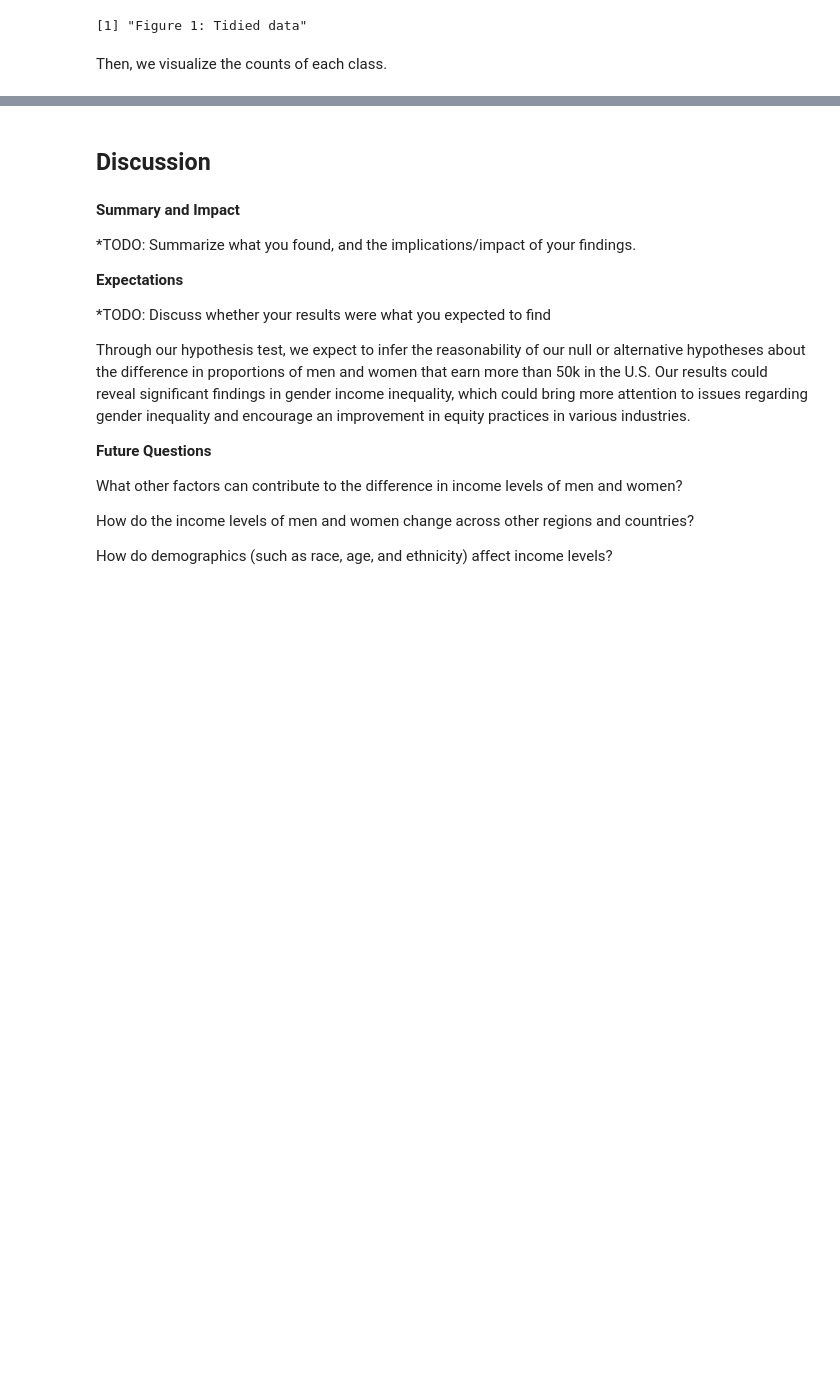
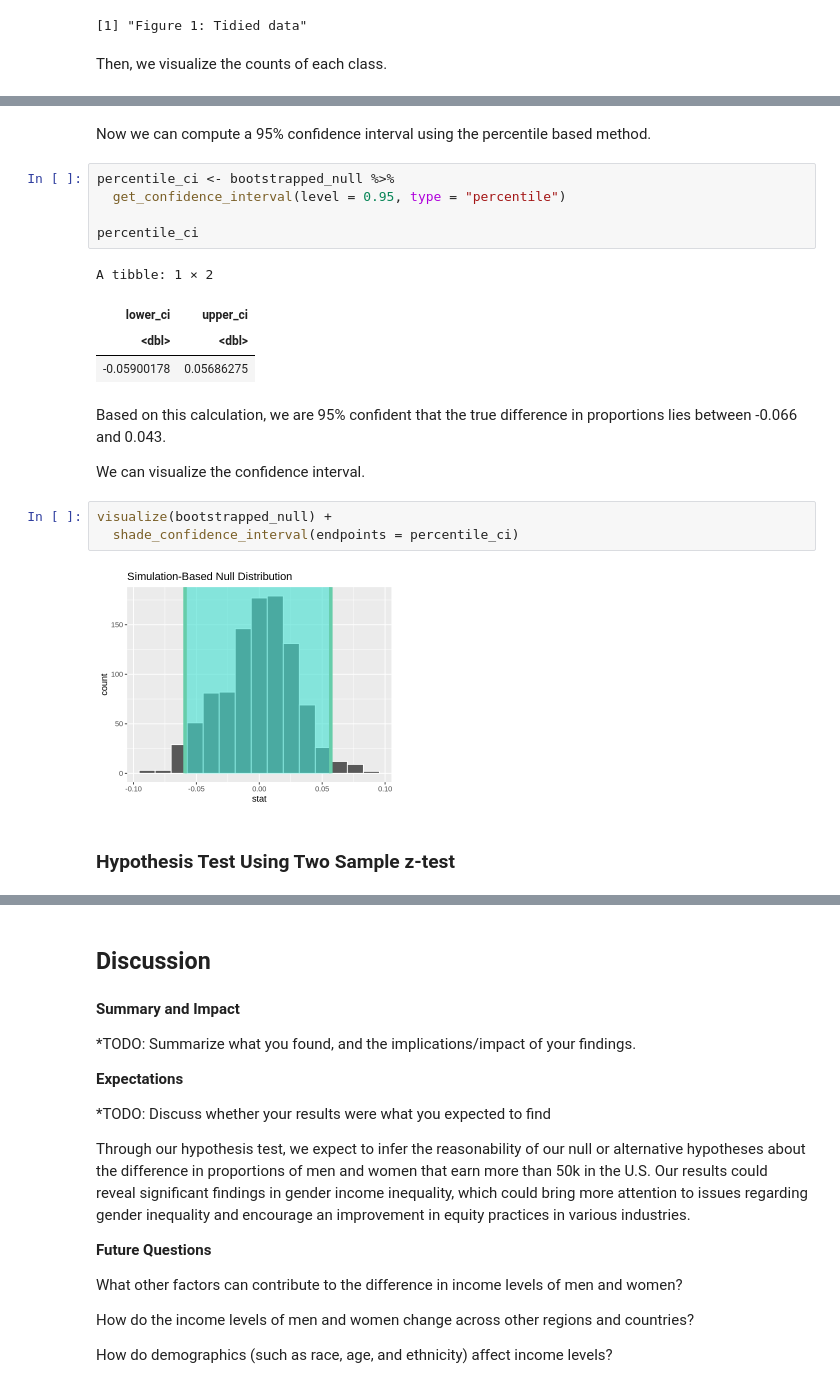
Before and after one commit to ShengHao011/Gender-Wage-Gap-Analysis-Model, a Jupyter notebook: FinalProject.ipynb, the cells around one changed output, grey strips where cells are left out. Saved outputs shown, nothing was run; the diff lists cells and outputs as text; blank space fills up the shorter version.

```diff
--- a/FinalProject.ipynb
+++ b/FinalProject.ipynb
@@ -118,0 +173,23 @@ A infer: 1 × 1
+# %% [markdown]
+Now we can compute a 95% confidence interval using the percentile based method.
+# %%
+percentile_ci <- bootstrapped_null %>%
+  get_confidence_interval(level = 0.95, type = "percentile")
+
+percentile_ci
+# %% [output]
+A tibble: 1 × 2
+| lower_ci | upper_ci |
+| <dbl> | <dbl> |
+| -0.05900178 | 0.05686275 |
+# %% [markdown]
+Based on this calculation, we are 95% confident that the true difference in proportions lies between -0.066 and 0.043.
+
+We can visualize the confidence interval.
+# %%
+visualize(bootstrapped_null) +
+  shade_confidence_interval(endpoints = percentile_ci)
+# %% [output]
+[figure, added]
+# %% [markdown]
+### Hypothesis Test Using Two Sample z-test
```
Also changed, not shown: parts of 22 cells of this notebook.
